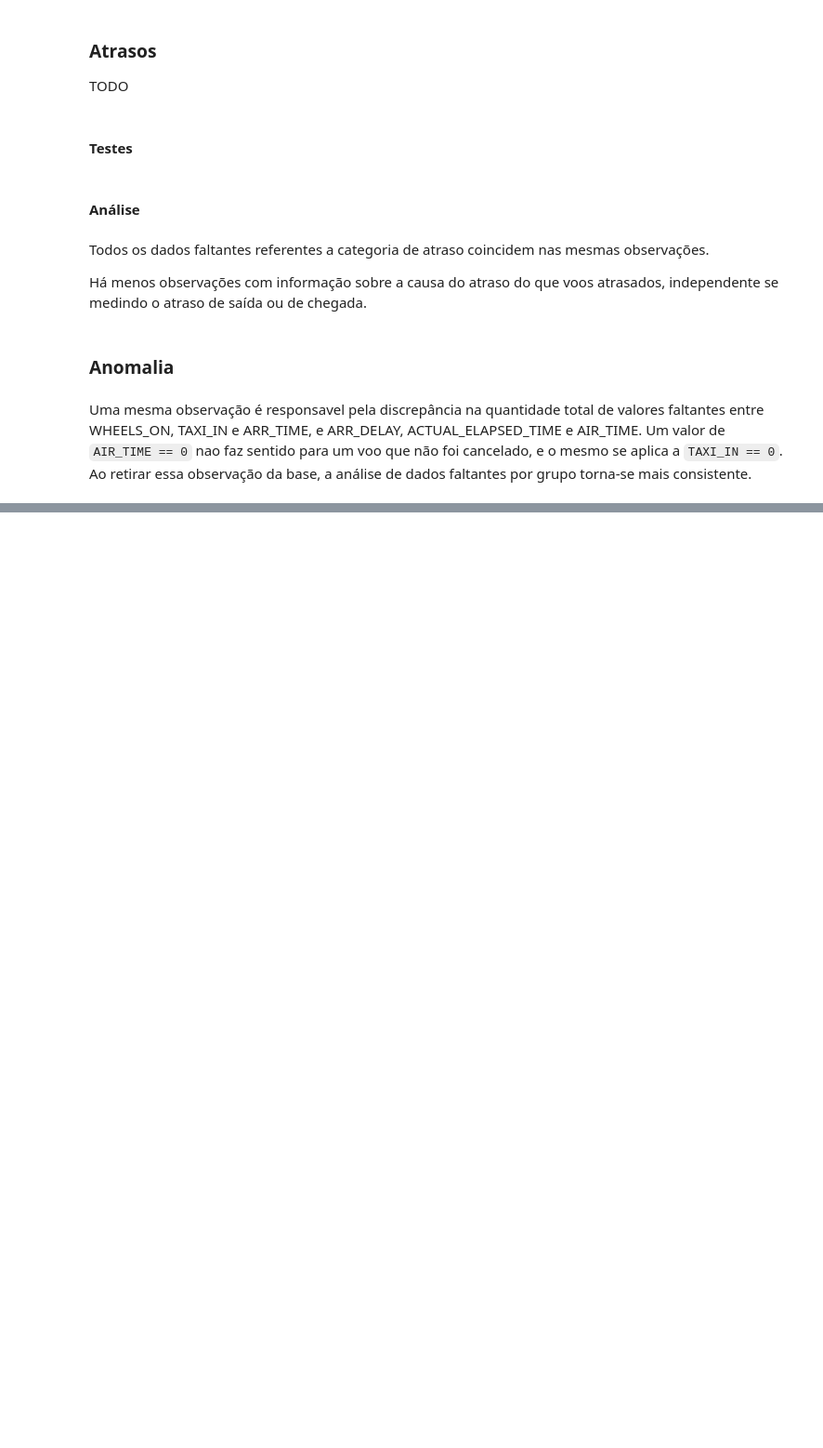
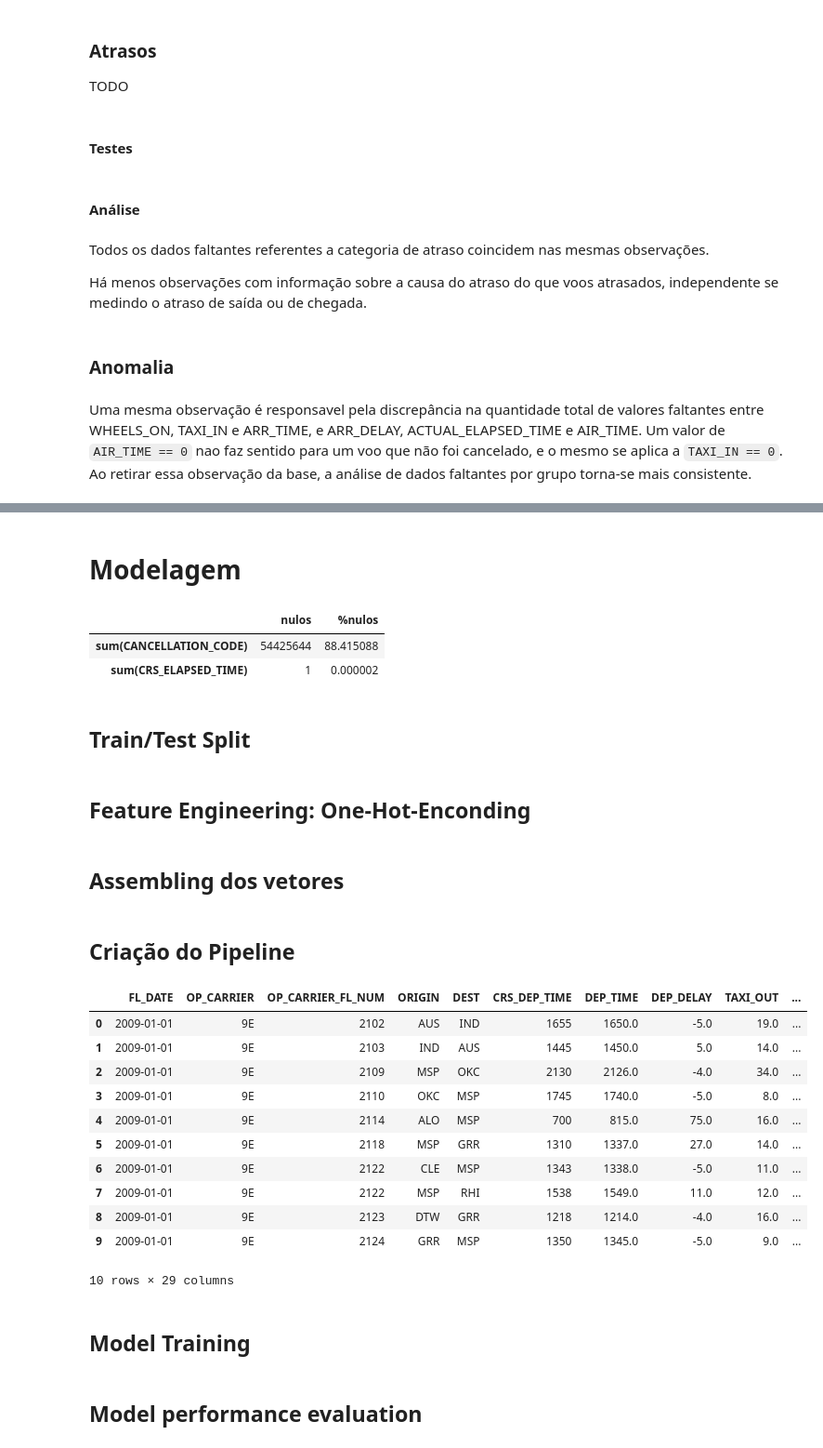
Before and after one commit to caio-a-garcia/BIG-DATA-Projeto-Final, a Jupyter notebook: Limpeza_de_dados.ipynb, the cells around one changed output, grey strips where cells are left out. Shown at 93% size. Drawn from its saved outputs; the diff is of its cells as text; code cells hidden in the pictures; blank space fills up the shorter version.

Commit message:
Pipeline completo

```diff
--- a/Limpeza_de_dados.ipynb
+++ b/Limpeza_de_dados.ipynb
@@ -353,0 +389,2 @@ Um valor de `AIR_TIME == 0` nao faz sentido para um voo que não foi cancelado,
+# %% [markdown]
+# Modelagem
@@ -353,0 +416,15 @@ Um valor de `AIR_TIME == 0` nao faz sentido para um voo que não foi cancelado,
+# %%
+# Cálculando porcentagem de valores faltantes
+missing_counts_df["%nulos"] = (missing_counts_df["nulos"]/OBSERVACOES) * 100
+
+# Ordenando por % de nulos
+missing_counts_df = missing_counts_df.sort_values("%nulos", ascending=False)
+
+# Visualizando resultados
+missing_counts_df
+# %% [output]
+|  | nulos | %nulos |
+| sum(CANCELLATION_CODE) | 54425644 | 88.415088 |
+| sum(CRS_ELAPSED_TIME) | 1 | 0.000002 |
+# %% [markdown]
+## Train/Test Split
@@ -353,0 +438,59 @@ Um valor de `AIR_TIME == 0` nao faz sentido para um voo que não foi cancelado,
+# %% [markdown]
+## Feature Engineering: One-Hot-Enconding
+# %%
+cat_features = ["OP_CARRIER", "OP_CARRIER_FL_NUM", "ORIGIN", "DEST"]
+
+indexOutputCols = [x + 'Index' for x in cat_features]
+
+oheOutputCols = [x + 'OHE' for x in cat_features]
+
+stringIndex = StringIndexer(inputCols = cat_features,
+                            outputCols = indexOutputCols,
+                            handleInvalid = 'skip')
+
+oheEncoder = OneHotEncoder(inputCols = indexOutputCols,
+                           outputCols = oheOutputCols)
+# %%
+num_features = ["TAXI_OUT", "DEP_DELAY", "CRS_ELAPSED_TIME", "DISTANCE"]
+
+numVecAssembler = VectorAssembler(inputCols = num_features,
+                                  outputCol = 'features',
+                                  handleInvalid = 'skip')
+
+stdScaler = StandardScaler(inputCol = 'features',
+                           outputCol = 'features_scaled')
+# %% [markdown]
+## Assembling dos vetores
+# %%
+assembleInputs = oheOutputCols + ['features_scaled']
+
+vecAssembler = VectorAssembler(inputCols = assembleInputs,
+                               outputCol = 'features_vector')
+# %%
+stages = [stringIndex, oheEncoder, numVecAssembler, stdScaler, vecAssembler]
+# %% [markdown]
+## Criação do Pipeline
+# %%
+# Criacao do pipeline de transformacao
+transform_pipeline = Pipeline(stages=stages)
+
+# Aplicacao do pipeline nos dados de treino
+fitted_transformer = transform_pipeline.fit(train_df)
+transformed_train_df = fitted_transformer.transform(train_df)
+
+transformed_train_df.limit(10).toPandas()
+# %% [output]
+|  | FL_DATE | OP_CARRIER | OP_CARRIER_FL_NUM | ORIGIN | DEST | CRS_DEP_TIME | DEP_TIME | DEP_DELAY | TAXI_OUT | ... |
+| 0 | 2009-01-01 | 9E | 2102 | AUS | IND | 1655 | 1650.0 | -5.0 | 19.0 | ... |
+| 1 | 2009-01-01 | 9E | 2103 | IND | AUS | 1445 | 1450.0 | 5.0 | 14.0 | ... |
+| 2 | 2009-01-01 | 9E | 2109 | MSP | OKC | 2130 | 2126.0 | -4.0 | 34.0 | ... |
+| 3 | 2009-01-01 | 9E | 2110 | OKC | MSP | 1745 | 1740.0 | -5.0 | 8.0 | ... |
+| 4 | 2009-01-01 | 9E | 2114 | ALO | MSP | 700 | 815.0 | 75.0 | 16.0 | ... |
+| 5 | 2009-01-01 | 9E | 2118 | MSP | GRR | 1310 | 1337.0 | 27.0 | 14.0 | ... |
+| 6 | 2009-01-01 | 9E | 2122 | CLE | MSP | 1343 | 1338.0 | -5.0 | 11.0 | ... |
+| 7 | 2009-01-01 | 9E | 2122 | MSP | RHI | 1538 | 1549.0 | 11.0 | 12.0 | ... |
+| 8 | 2009-01-01 | 9E | 2123 | DTW | GRR | 1218 | 1214.0 | -4.0 | 16.0 | ... |
+| 9 | 2009-01-01 | 9E | 2124 | GRR | MSP | 1350 | 1345.0 | -5.0 | 9.0 | ... |
+10 rows × 29 columns
+# %% [markdown]
+## Model Training
@@ -353,0 +510,2 @@ Um valor de `AIR_TIME == 0` nao faz sentido para um voo que não foi cancelado,
+# %% [markdown]
+## Model performance evaluation
```
Also changed, not shown: parts of 33 cells of this notebook, 1 other file.
